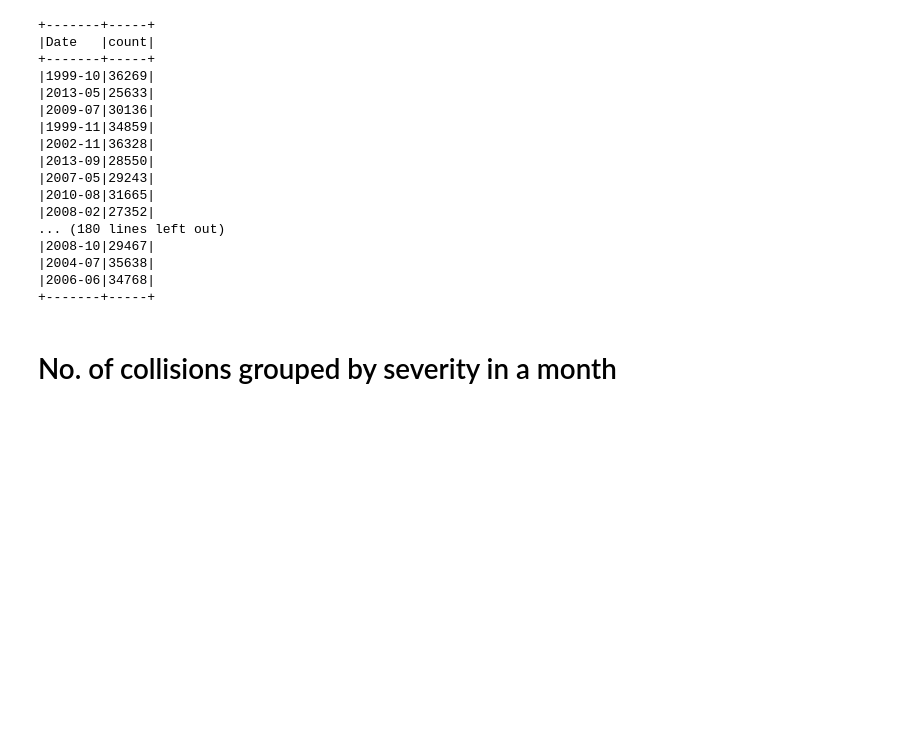
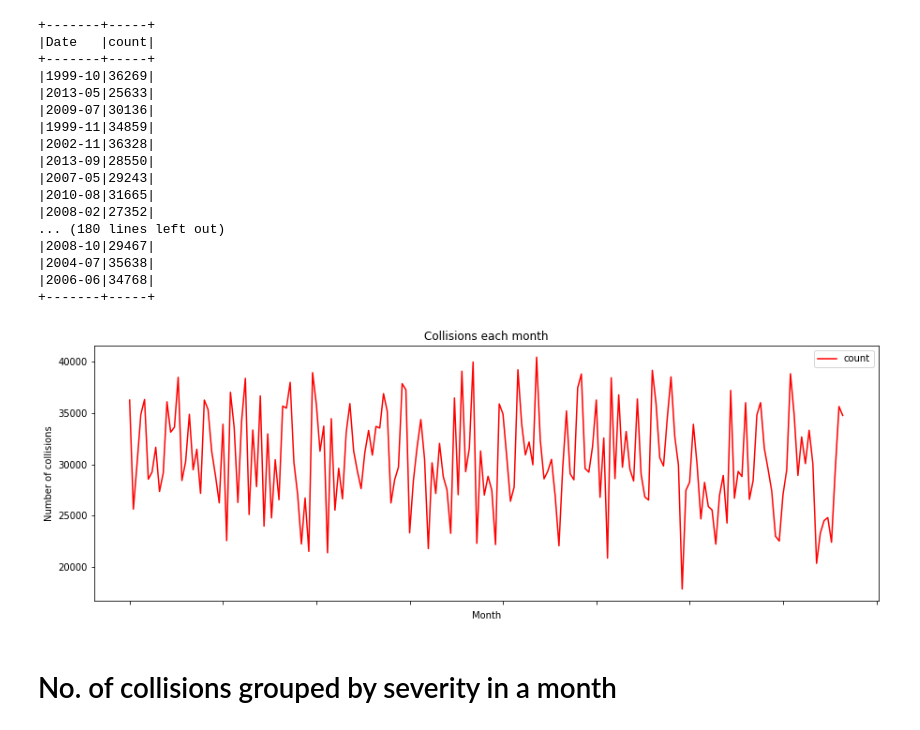
Before and after one commit to SinghGursimran/Analysis-of-Car-Accidents-in-Canada-using-PySpark, a Jupyter notebook: Analysis.ipynb, the cells around one changed output. Cells and saved outputs as stored; diff of their text form; code cells hidden in the pictures; blank space fills up the shorter version.

```diff
--- a/Analysis.ipynb
+++ b/Analysis.ipynb
@@ -80,6 +110,14 @@ collisions_month.show(collisions_month.count(),False)
 |2004-07|35638|
 |2006-06|34768|
 +-------+-----+
+# %%
+collisions_month_pandas_df = collisions_month.select("*").toPandas()
+# %%
+plot_collisions_month = collisions_month_pandas_df.plot(figsize=(15,5),x="Date",y="count",title='Collisions each month',color='red')
+plot_collisions_month.set_xlabel("Month")
+plot_collisions_month.set_ylabel("Number of collisions");
+# %% [output]
+[figure, added]
 # %% [markdown]
 # No. of collisions grouped by severity in a month
 # %%
```
Also changed, not shown: parts of 5 cells of this notebook, 2 other files.
